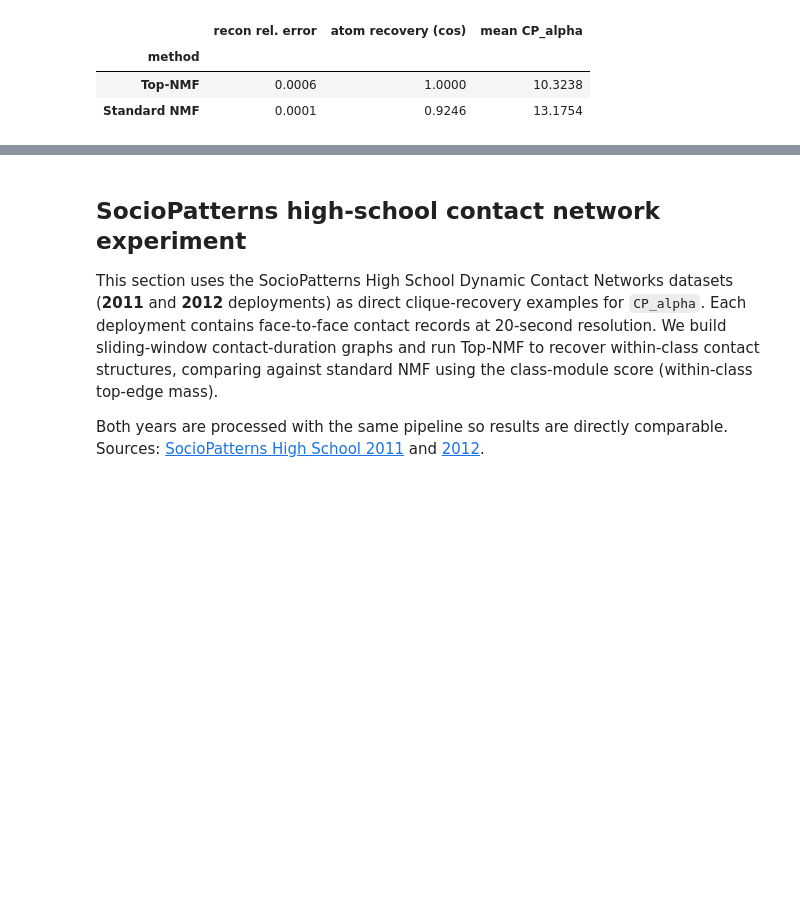
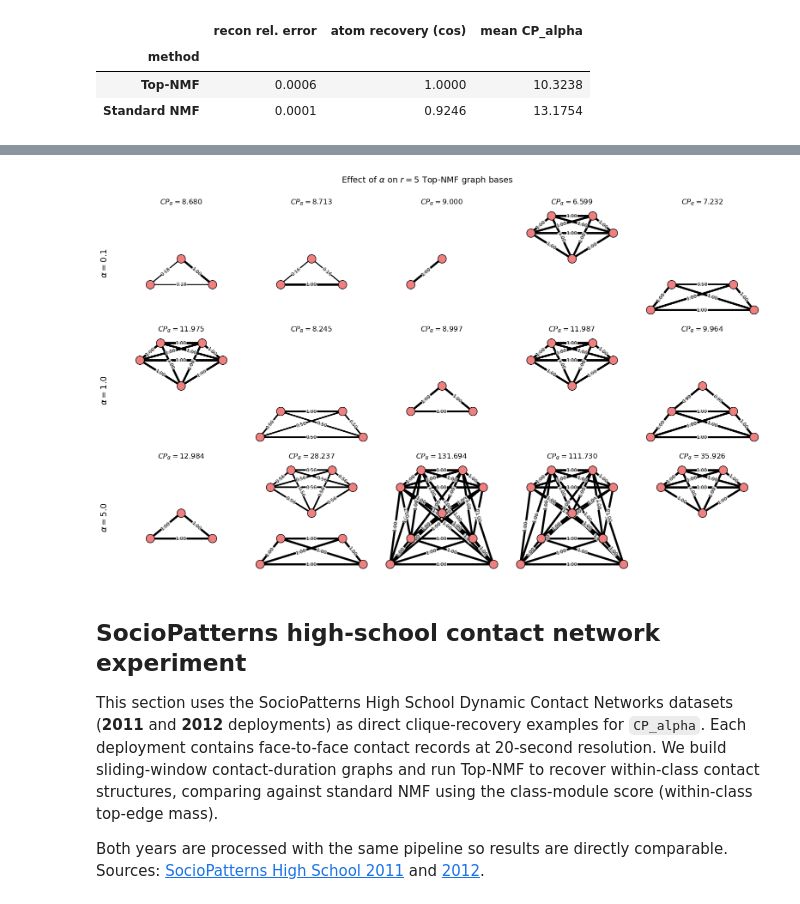
Before and after one commit to shizuo-kaji/TopNMF, a Jupyter notebook: notebook/Edge-weighted_Graph.ipynb, the cells around one changed output, grey strips where cells are left out. Cells and saved outputs as stored; diff of their text form; code cells hidden in the pictures; blank space fills up the shorter version.

```diff
--- a/notebook/Edge-weighted_Graph.ipynb
+++ b/notebook/Edge-weighted_Graph.ipynb
@@ -528,3 +534,71 @@ relative error uses the optimal non-negative coefficients (lower = better).
+# %%
+# Effect of alpha on r=5 Top-NMF bases (synthetic overlapping-clique graph)
+alpha_values = [0.1, 1.0, 5.0]
+n_components_sweep = 5
+
+edge_index_T = torch.tensor(all_edges).T
+target_diagrams_sweep = [
+    torch.zeros((0, 2), dtype=torch.float32, device=device),
+    torch.zeros((0, 2), dtype=torch.float32, device=device),
+]
+
+fig_alpha, axs_alpha = plt.subplots(
+    len(alpha_values), n_components_sweep,
+    figsize=(3.2 * n_components_sweep, 3.2 * len(alpha_values)),
+)
+axs_alpha = np.atleast_2d(axs_alpha)
+
+for row, alpha in enumerate(alpha_values):
+    model_alpha = TopologicalNMF(
+        n_components=n_components_sweep,
+        device=device,
+        random_state=43,
+        complex=GraphFiltrationPH(max_dim=1, superlevel=True),
+        use_embedding=False,
+        ph_loss_fn=clique_deviation_loss,
+        ph_loss_params={"alpha": alpha, "remove_longest": {0: False, 1: False}},
+    )
+    model_alpha.fit(
+        X,
+        n_iterations=3000,
+        lr=0.005,
+        lambda_top=0.01,
+        PH_dims=[0, 1],
+        complex_inputs={"all_edges": all_edges, "node_pos": fixed_pos},
+        verbose=False,
+        target_diagrams=target_diagrams_sweep,
+        normalize_V_max=True,
+        init_method="random",
+    )
+
+    V_alpha = model_alpha.V.detach().cpu().numpy()
+    cp_scores_alpha = cp_alpha_component_scores(V_alpha, all_edges, alpha=alpha)
+
+    plot_gallery_graph(
+        V_alpha,
+        edge_index_T,
+        title="",
+        n_col=n_components_sweep,
+        n_row=1,
+        axs=axs_alpha[row],
+        pos=fixed_pos,
+    )
+    for col in range(n_components_sweep):
+        axs_alpha[row, col].set_title(
+            rf"$CP_\alpha = {cp_scores_alpha[col]:.3f}$", fontsize=12
+        )
+    axs_alpha[row, 0].text(
+        -0.12, 0.5, rf"$\alpha = {alpha}$",
+        transform=axs_alpha[row, 0].transAxes,
+        rotation=90, va="center", ha="center", fontsize=14,
+    )
+
+fig_alpha.suptitle(r"Effect of $\alpha$ on $r=5$ Top-NMF graph bases", fontsize=14)
+fig_alpha.tight_layout(rect=(0.02, 0, 1, 0.98))
+fig_alpha.savefig("synthetic_graph_alpha_sweep.png", dpi=300, bbox_inches="tight")
+plt.show()
+# %% [output]
+[figure, added]
 # %% [markdown]
 ## SocioPatterns high-school contact network experiment
 
```
Also changed, not shown: parts of 2 cells of this notebook, 1 other file.
